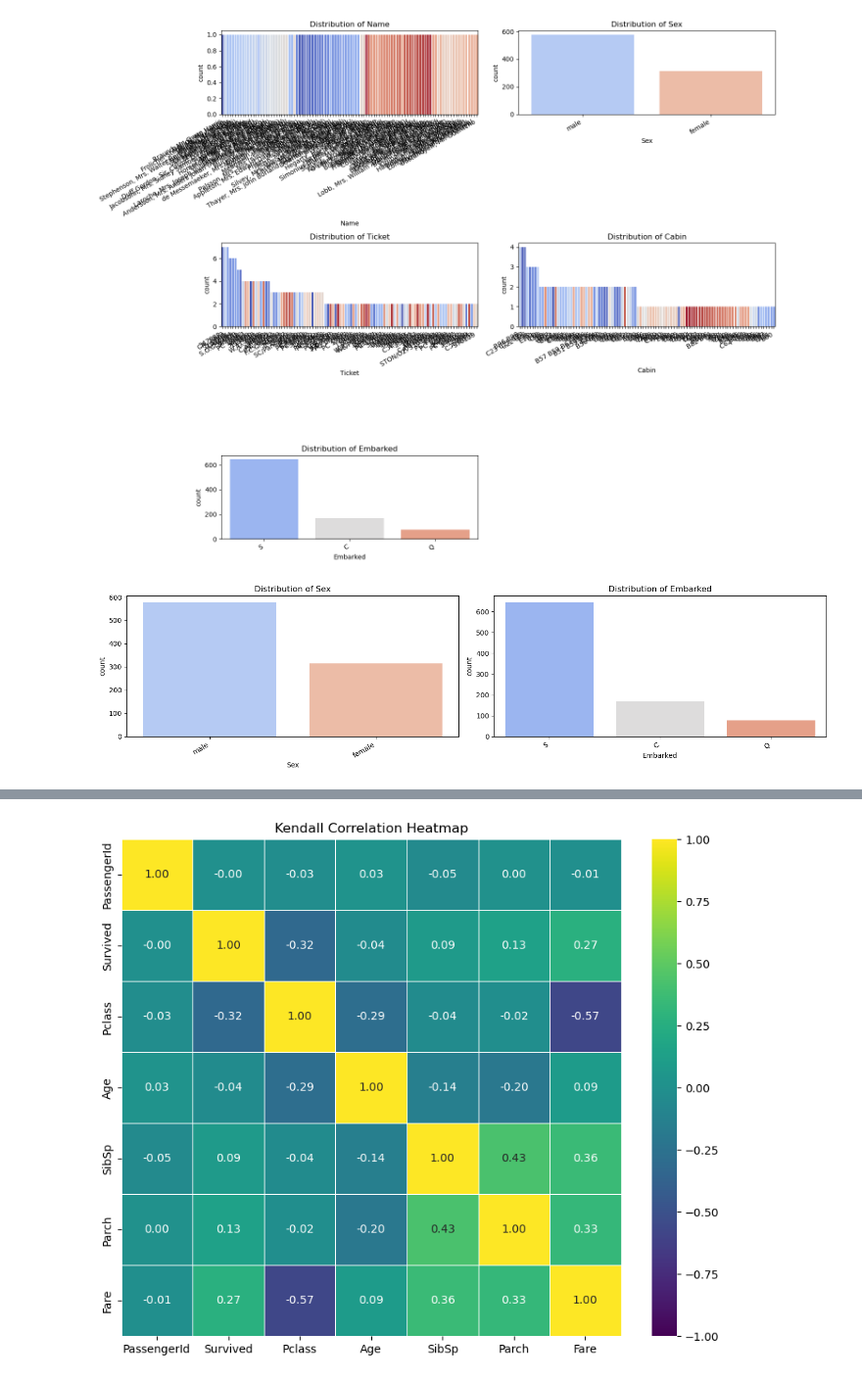
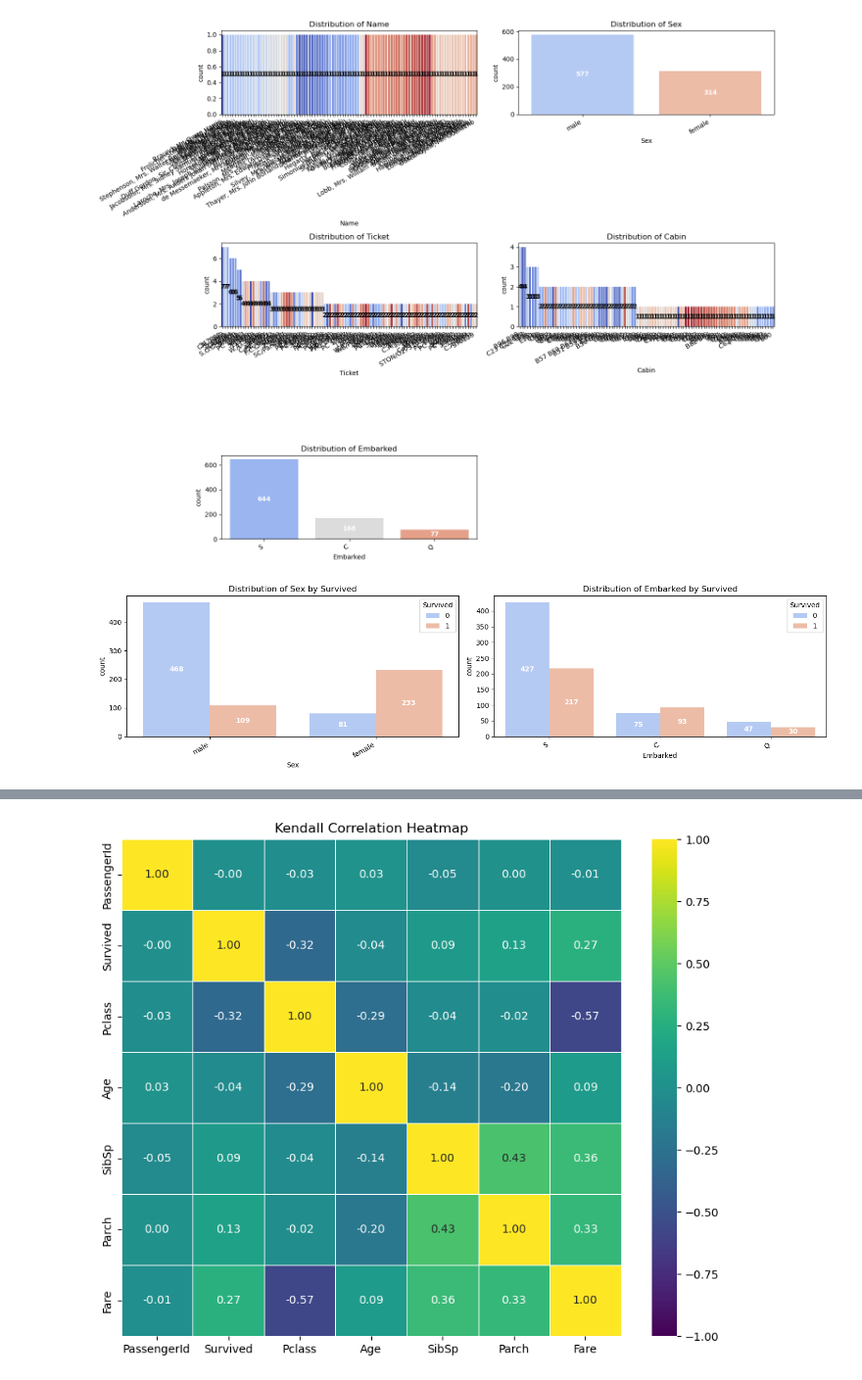
Before and after one commit to ilanrosc/titanic-kaggle-competition, a Jupyter notebook: notebooks/1_EDA.ipynb, the cells around one changed output, grey strips where cells are left out. Shown at 98% size. Cells and saved outputs as stored; diff of their text form; code cells hidden in the pictures.

```diff
--- a/notebooks/1_EDA.ipynb
+++ b/notebooks/1_EDA.ipynb
@@ -18,0 +62,4 @@ from scripts.feature_engineering import extract_title, create_family_size  # Fea
+# %%
+# 📌 Step 3: Add new features into Dataframe
+df = extract_title(df)
+df = create_family_size(df)
@@ -77,10 +83,10 @@ from scripts.eda import summarize_data, plot_distributions, plot_categorical_dis
 # %%
-# 📌 Step 6: Categorical Feature Counts
+# 📌 Step 4: Categorical Feature Distributions
 # Display all in one view
-plot_categorical_distributions(df, layout="single")
+plot_categorical_distributions(df, layout="single", top_n=100)
 # %% [output]
-[figure, old version]
+[figure, new version]
 # %%
-plot_categorical_distributions(df, selected_columns=["Sex", "Embarked"], layout="single")
+plot_categorical_distributions(df, selected_columns=["Sex", "Embarked"], hue_feature="Survived", layout="single")
 # %% [output]
-[figure, old version]
+[figure, new version]
```
Also changed, not shown: parts of 14 cells of this notebook, 2 other files.
